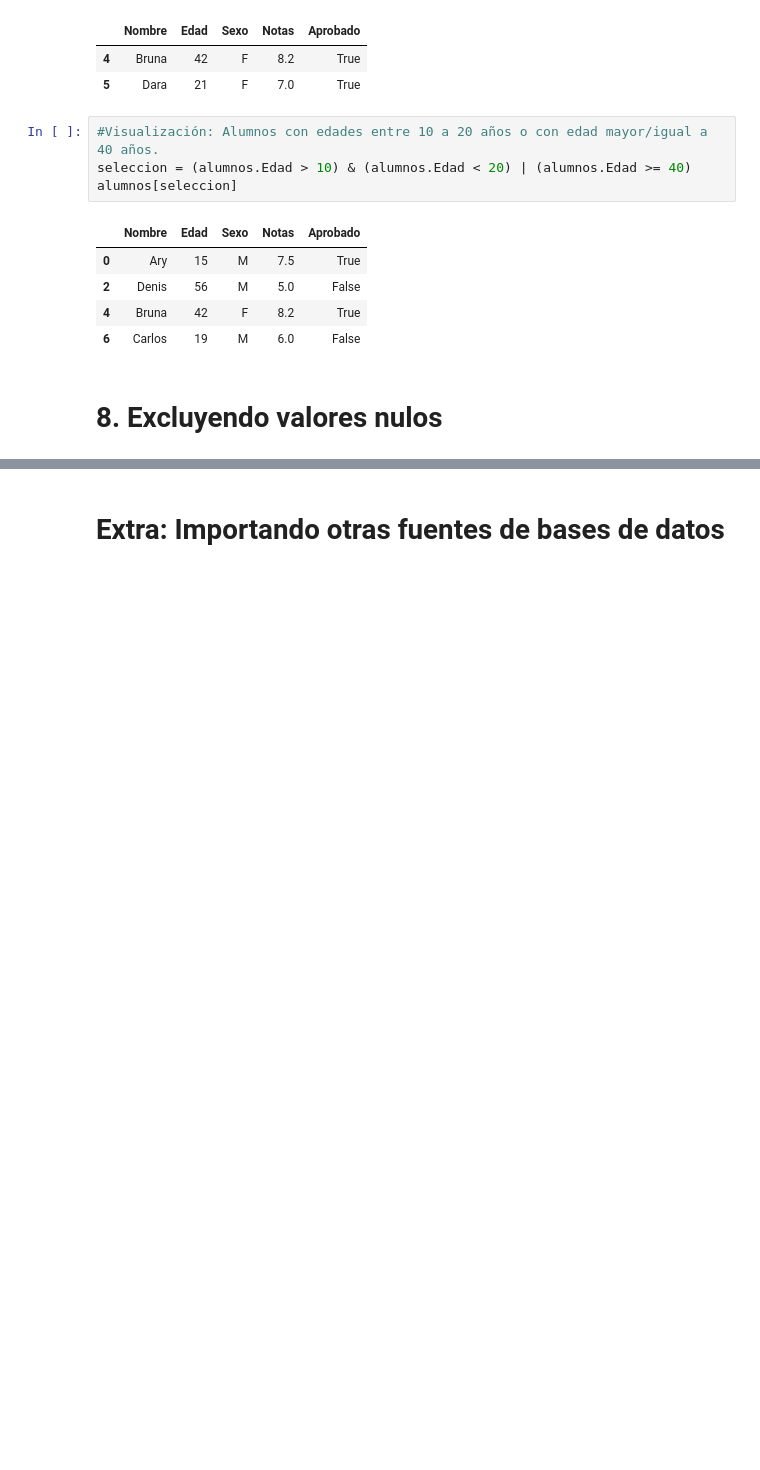
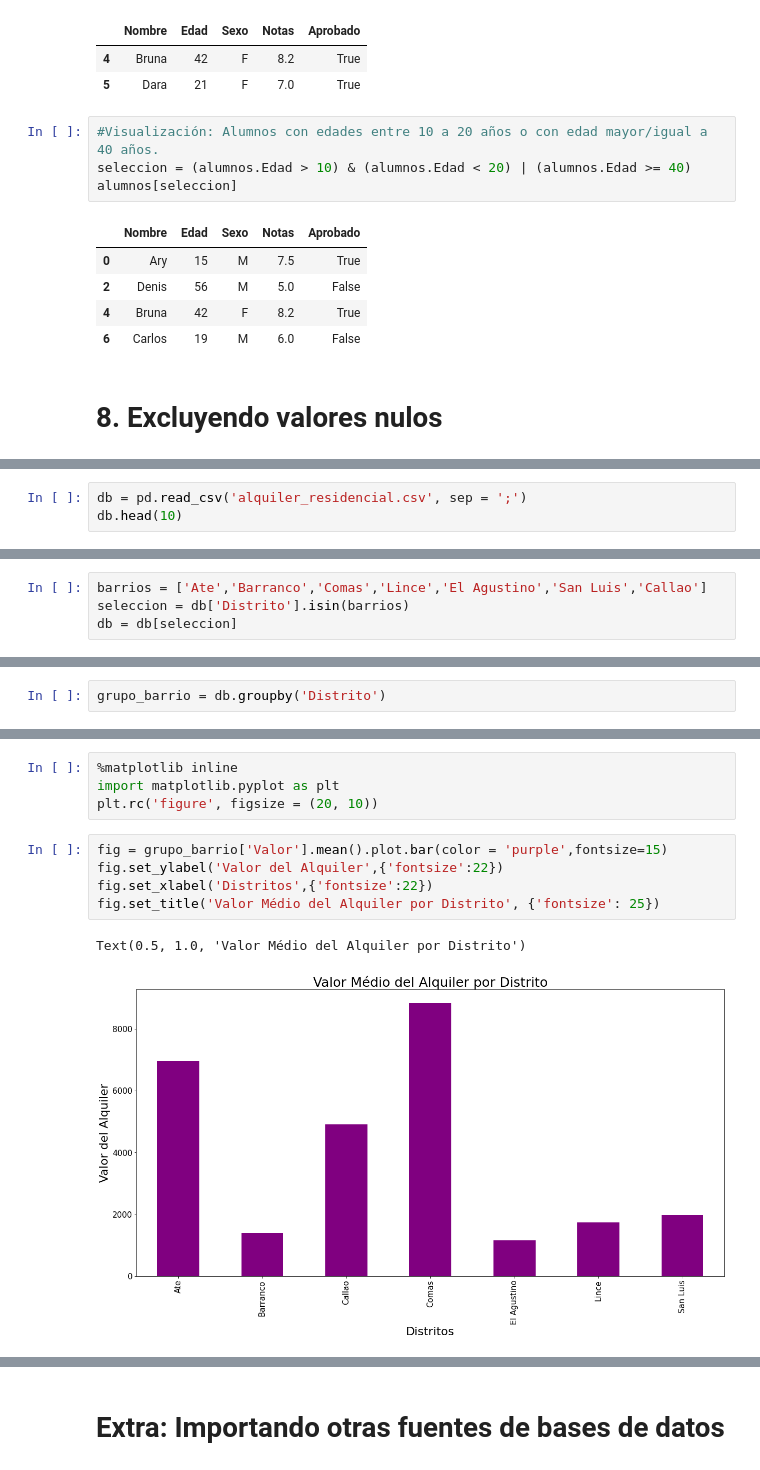
Before and after one commit to SABRIS13/Introduction-to-Data-Science, a Jupyter notebook: Repaso_Pandas_2.ipynb, the cells around one changed output, grey strips where cells are left out. Saved outputs shown, nothing was run; the diff lists cells and outputs as text; blank space fills up the shorter version.

Commit message:
Finalización de Repaso: Group by, cut, métricas estadisticas y outliners (box plots)

```diff
--- a/Repaso_Pandas_2.ipynb
+++ b/Repaso_Pandas_2.ipynb
@@ -590,0 +1034,3 @@ alumnos[seleccion]
+# %%
+db = pd.read_csv('alquiler_residencial.csv', sep = ';')
+db.head(10)
@@ -590,0 +1055,4 @@ alumnos[seleccion]
+# %%
+barrios = ['Ate','Barranco','Comas','Lince','El Agustino','San Luis','Callao']
+seleccion = db['Distrito'].isin(barrios)
+db = db[seleccion]
@@ -590,0 +1070,2 @@ alumnos[seleccion]
+# %%
+grupo_barrio = db.groupby('Distrito')
@@ -590,0 +1188,12 @@ alumnos[seleccion]
+# %%
+%matplotlib inline
+import matplotlib.pyplot as plt
+plt.rc('figure', figsize = (20, 10))
+# %%
+fig = grupo_barrio['Valor'].mean().plot.bar(color = 'purple',fontsize=15)
+fig.set_ylabel('Valor del Alquiler',{'fontsize':22})
+fig.set_xlabel('Distritos',{'fontsize':22})
+fig.set_title('Valor Médio del Alquiler por Distrito', {'fontsize': 25})
+# %% [output]
+Text(0.5, 1.0, 'Valor Médio del Alquiler por Distrito')
+[figure, added]
```
Also changed, not shown: parts of 149 cells of this notebook.
